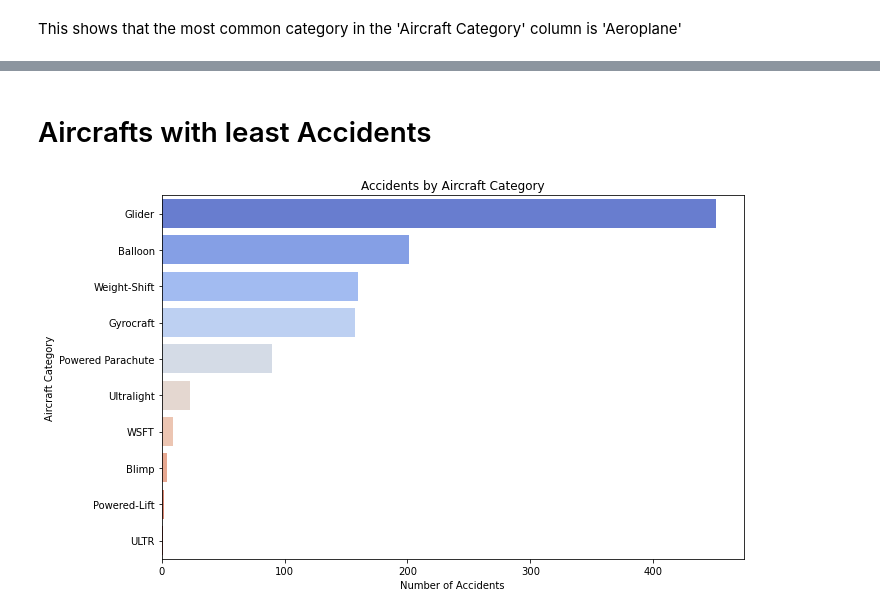
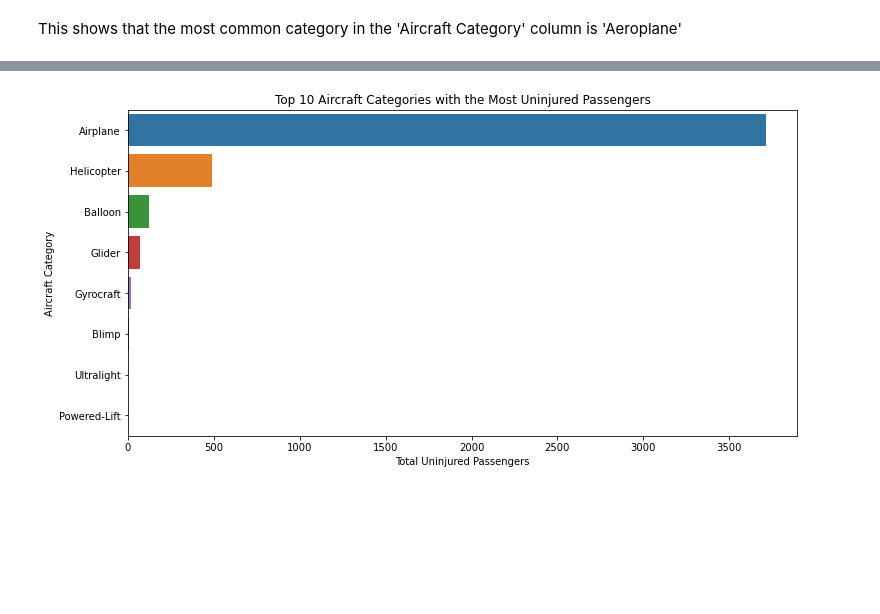
Before and after one commit to HellenDianaNjeri/dsc-phase-1-project-v3, a Jupyter notebook: student.ipynb, the cells around one changed output, grey strips where cells are left out. Drawn from its saved outputs; the diff is of its cells as text; code cells hidden in the pictures; blank space fills up the shorter version.

Commit message:
Analyze and visualize aviation accident data to support recommendations

```diff
--- a/student.ipynb
+++ b/student.ipynb
@@ -283,8 +283,7 @@ While this dataset is highly useful, there are a few limitations that must be co
 ## Drop unwanted columns
 # %%
 # list of the columns to be dropped
-columns_to_drop = [
-    'Event.Id', 'Accident.Number', 'Investigation.Type', 'Registration.Number',
+columns_to_drop = ['Accident.Number', 'Investigation.Type', 'Registration.Number',
     'Latitude', 'Longitude', 'Airport.Code', 'Airport.Name', 'Report.Status',
     'Publication.Date', 'Air.carrier','FAR.Description','Location','Country'
 ]
@@ -361,8 +361,8 @@ Name: Aircraft.Category, Length: 90348, dtype: object
 # %% [markdown]
 This shows that the most common category in the 'Aircraft Category' column is 'Aeroplane'
 # %%
-# # fill missing values in the broad phase of flight column with Unknown
-Aviation_df_cleaned['Broad.phase.of.flight']= Aviation_df_cleaned['Broad.phase.of.flight'].fillna('Unknown')
+# drop the rows with missing values in the 'Broad.phase.of.flight' column
+Aviation_df_cleaned = Aviation_df_cleaned.dropna(subset=['Broad.phase.of.flight'])
 # %%
 # fill the injury columns with 0
 injury_columns = ['Total.Fatal.Injuries', 'Total.Serious.Injuries', 'Total.Minor.Injuries', 'Total.Uninjured']
@@ -409,7 +410,7 @@ Index(['Event.Date', 'Injury.Severity', 'Aircraft.damage', 'Aircraft.Category',
       dtype='object')
 # %%
-# fill the missing values in the 'Aircraft.Category' column with 'Unknown'
-Aviation_df_cleaned['Aircraft.Category'] = Aviation_df_cleaned['Aircraft.Category'].fillna('Unknown')
+# drop the missing rows in the 'Aircraft.Category'
+Aviation_df_cleaned['Aircraft.Category'] = Aviation_df_cleaned['Aircraft.Category'].dropna()
 # %%
 #Drop the rows with mising values in the 'purpose of flight' column
 Aviation_df_cleaned = Aviation_df_cleaned.dropna(subset=['Purpose.of.flight'])
@@ -480,20 +467,13 @@ plt.show()
-# %% [markdown]
-# Aircrafts with least Accidents
-# %%
-# AIRCRAFT WITH LEAST ACCIDENTS BARPLOT
-
-plt.figure(figsize=(10,6))
-x = Aviation_df_cleaned['Aircraft.Category'].value_counts().index[-10:]
-y= Aviation_df_cleaned['Aircraft.Category'].value_counts().values[-10:]
-
-sns.countplot(data=Aviation_df_cleaned,
-              y='Aircraft.Category',   # y-axis for categories
-              order=Aviation_df_cleaned['Aircraft.Category'].value_counts().index[-10:],
-              palette='coolwarm')      # nice color theme
-plt.title('Accidents by Aircraft Category')
-plt.xlabel('Number of Accidents')
-plt.ylabel('Aircraft Category')
-plt.tight_layout()
-plt.show()
-# %% [output]
-[figure, removed]
+# %%
+# compare aircraft category with uninjured
+Aviation_df_cleaned[['Aircraft.Category', 'Total.Uninjured']].groupby('Aircraft.Category').sum().sort_values(by='Total.Uninjured', ascending=False).head(10)
+
+# plot the top 10 aircraft categories with the most uninjured passengers
+plt.figure(figsize=(12, 6))
+sns.barplot(x='Total.Uninjured', y='Aircraft.Category', data=Aviation_df_cleaned[['Aircraft.Category', 'Total.Uninjured']].groupby('Aircraft.Category').sum().sort_values(by='Total.Uninjured', ascending=False).head(10).reset_index())
+plt.title('Top 10 Aircraft Categories with the Most Uninjured Passengers')
+plt.xlabel('Total Uninjured Passengers')
+plt.ylabel('Aircraft Category')
+plt.show()
+# %% [output]
+[figure, added]
```
Also changed, not shown: parts of 14 cells of this notebook.
